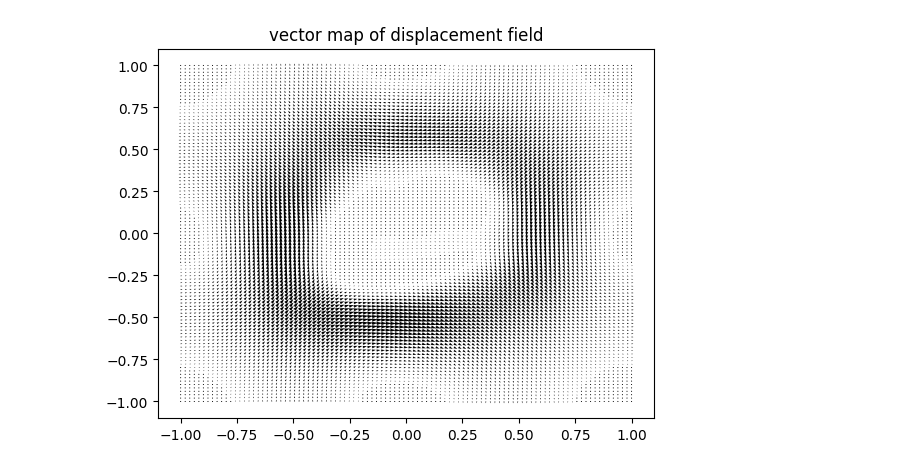
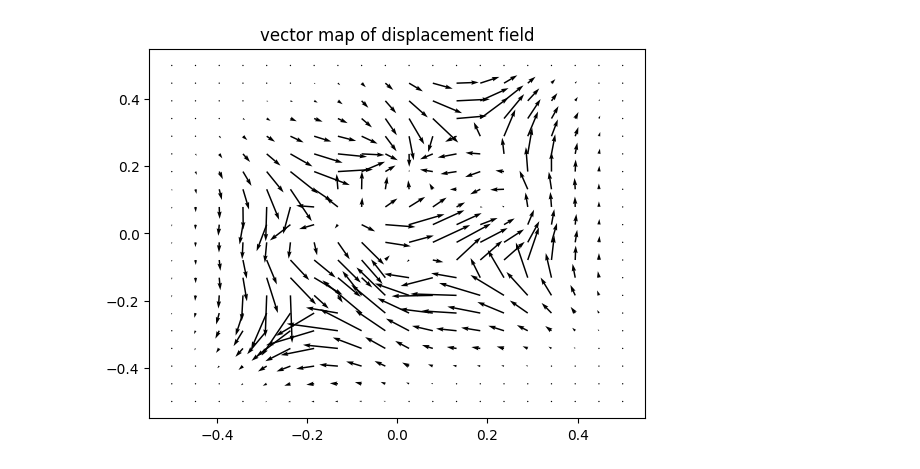
Before and after one commit to utksara/cellmech, a Jupyter notebook: demonstration.ipynb, the cells around one changed output. Saved outputs shown, nothing was run; the diff lists cells and outputs as text; code cells hidden in the pictures.

Commit message:
correctiosn in force to displacement function

```diff
--- a/demonstration.ipynb
+++ b/demonstration.ipynb
@@ -7,7 +7,7 @@ import matplotlib.pyplot as plt
 import pandas as pd
 
 # open microfscopic image of cell and convert it into matrix
-image_matrix = np.array(Image.open('images/cell_boundary/img4.png').convert('L'))
+image_matrix = np.array(Image.open('images/cell_boundary/img5.png').convert('L'))
 image_dim = np.shape(image_matrix)
 
 # define all the parameters that are required to calculata traction forces
@@ -15,7 +15,7 @@ cellmechparams = CellMechParameters({
     "p" : 0.5,
     "E" : 10e3,
     "pi" : np.pi,
-    "N" : 100,
+    "N" : 20,
     "width" :2,
     "pixel_size" : 1e-7
 })
@@ -25,16 +25,13 @@ first we will a dummy force field using known function (symmetric gausian) to ca
 use generated dispclement field to retrieve original force field so see if calculations match
 '''
 
-force_points, updated_image = detect_shapes(image_matrix)
+force_points, updated_image = detect_shapes(image_matrix, detection_threshold = 0.5)
 
 np.save('force_points.npy', np.array(force_points))
 saved = np.load('force_points.npy')
 # calculation of force field using gaussian
 force_field  = calculate_dummy_force(force_points, cellmechparams)
 
-# calculation of displacement using FTTC and tensor network contraction
-displacement = calcualte_displacement(force_field, cellmechparams)
-
 x_axis = np.linspace(-1, 1, updated_image.shape[0])
 y_axis = np.linspace(-1, 1, updated_image.shape[1])
 # %%
@@ -47,5 +45,7 @@ plt.plot(force_points[:,0], force_points[:,1])
 # %%
+# calculation of displacement using FTTC and tensor network contraction
+displacement = calcualte_displacement(force_field, cellmechparams, "tn")
 
-fig = plot_vector_field(displacement, cellmechparams, "vector map of displacement field")
+fig = plot_vector_field(displacement, "vector map of displacement field")
 # %% [output]
-[figure, old version]
+[figure, new version]
```
Also changed, not shown: parts of 4 cells of this notebook, 11 other files.
